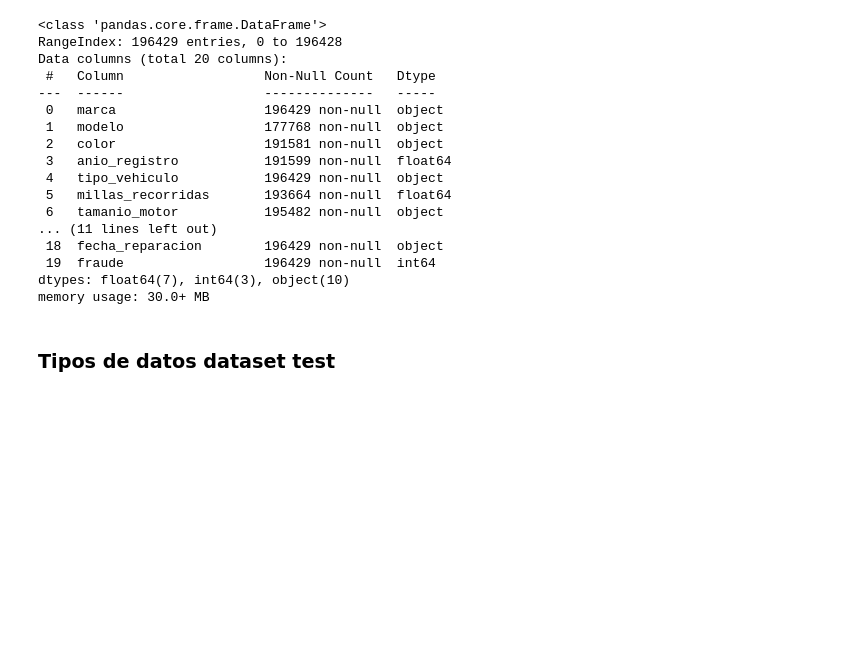
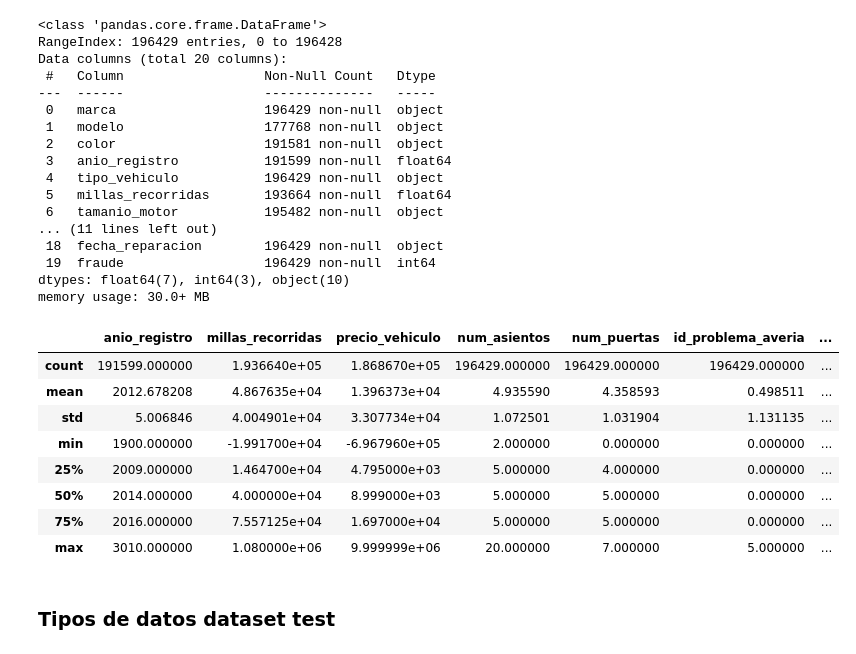
Before and after one commit to WSmithDR/machine-learning-project, a Jupyter notebook: 0. Revision preliminar.ipynb, the cells around one changed output. Drawn from its saved outputs; the diff is of its cells as text; code cells hidden in the pictures; blank space fills up the shorter version.

Commit message:
agregue funcion describe para los datasets

```diff
--- a/0. Revision preliminar.ipynb
+++ b/0. Revision preliminar.ipynb
@@ -30,3 +16,0 @@ df_test.head()
-# %%
-df_train = pd.read_csv(f'{initial_dir}/vehiculos_train.csv')
-df_train.head()
@@ -69,6 +64,18 @@ Data columns (total 20 columns):
  19  fraude                  196429 non-null  int64
 dtypes: float64(7), int64(3), object(10)
 memory usage: 30.0+ MB
+# %%
+df_train.describe()
+# %% [output]
+|  | anio_registro | millas_recorridas | precio_vehiculo | num_asientos | num_puertas | id_problema_averia | ... |
+| count | 191599.000000 | 1.936640e+05 | 1.868670e+05 | 196429.000000 | 196429.000000 | 196429.000000 | ... |
+| mean | 2012.678208 | 4.867635e+04 | 1.396373e+04 | 4.935590 | 4.358593 | 0.498511 | ... |
+| std | 5.006846 | 4.004901e+04 | 3.307734e+04 | 1.072501 | 1.031904 | 1.131135 | ... |
+| min | 1900.000000 | -1.991700e+04 | -6.967960e+05 | 2.000000 | 0.000000 | 0.000000 | ... |
+| 25% | 2009.000000 | 1.464700e+04 | 4.795000e+03 | 5.000000 | 4.000000 | 0.000000 | ... |
+| 50% | 2014.000000 | 4.000000e+04 | 8.999000e+03 | 5.000000 | 5.000000 | 0.000000 | ... |
+| 75% | 2016.000000 | 7.557125e+04 | 1.697000e+04 | 5.000000 | 5.000000 | 0.000000 | ... |
+| max | 3010.000000 | 1.080000e+06 | 9.999999e+06 | 20.000000 | 7.000000 | 5.000000 | ... |
 # %% [markdown]
 ### Tipos de datos dataset test
 # %%
```
Also changed, not shown: parts of 6 cells of this notebook, 3 other files.
